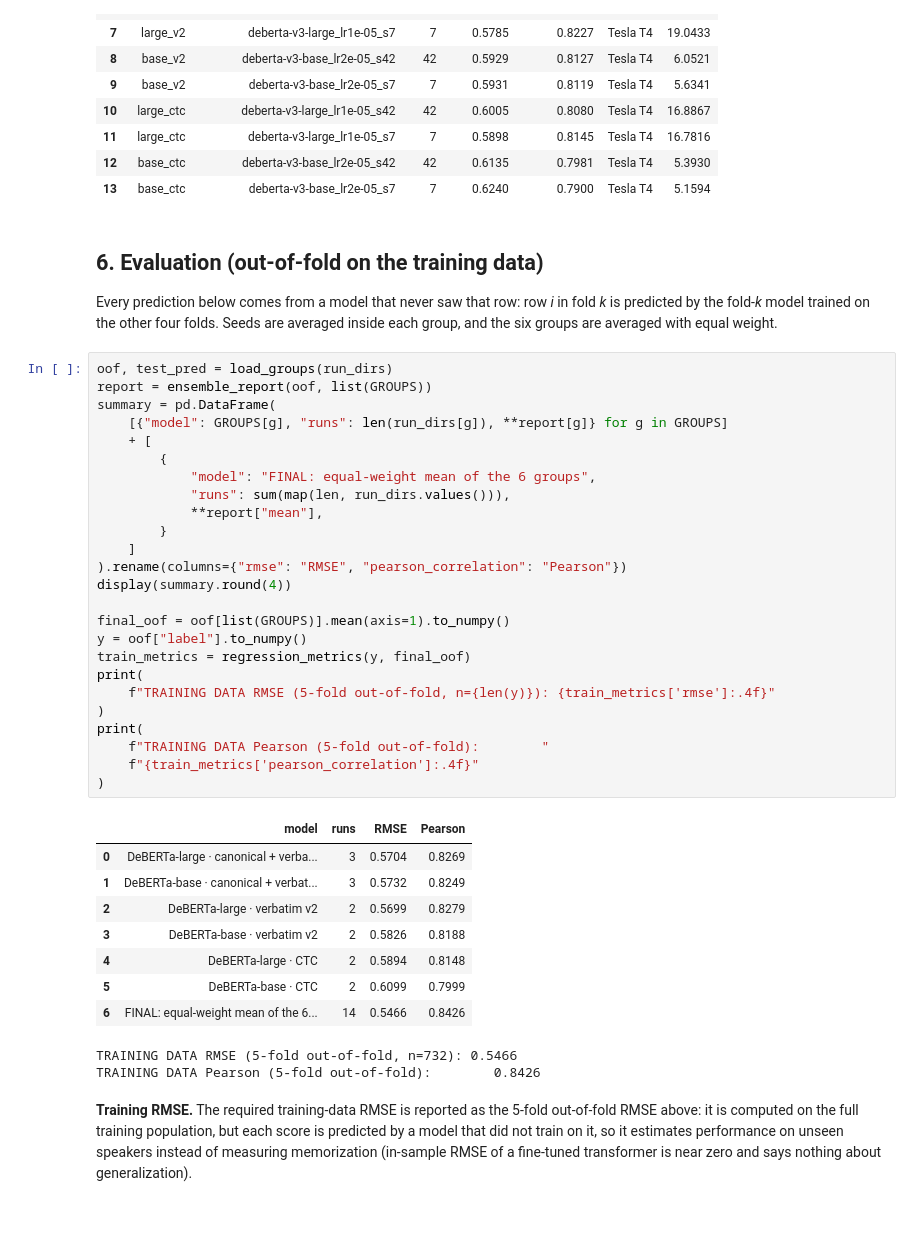
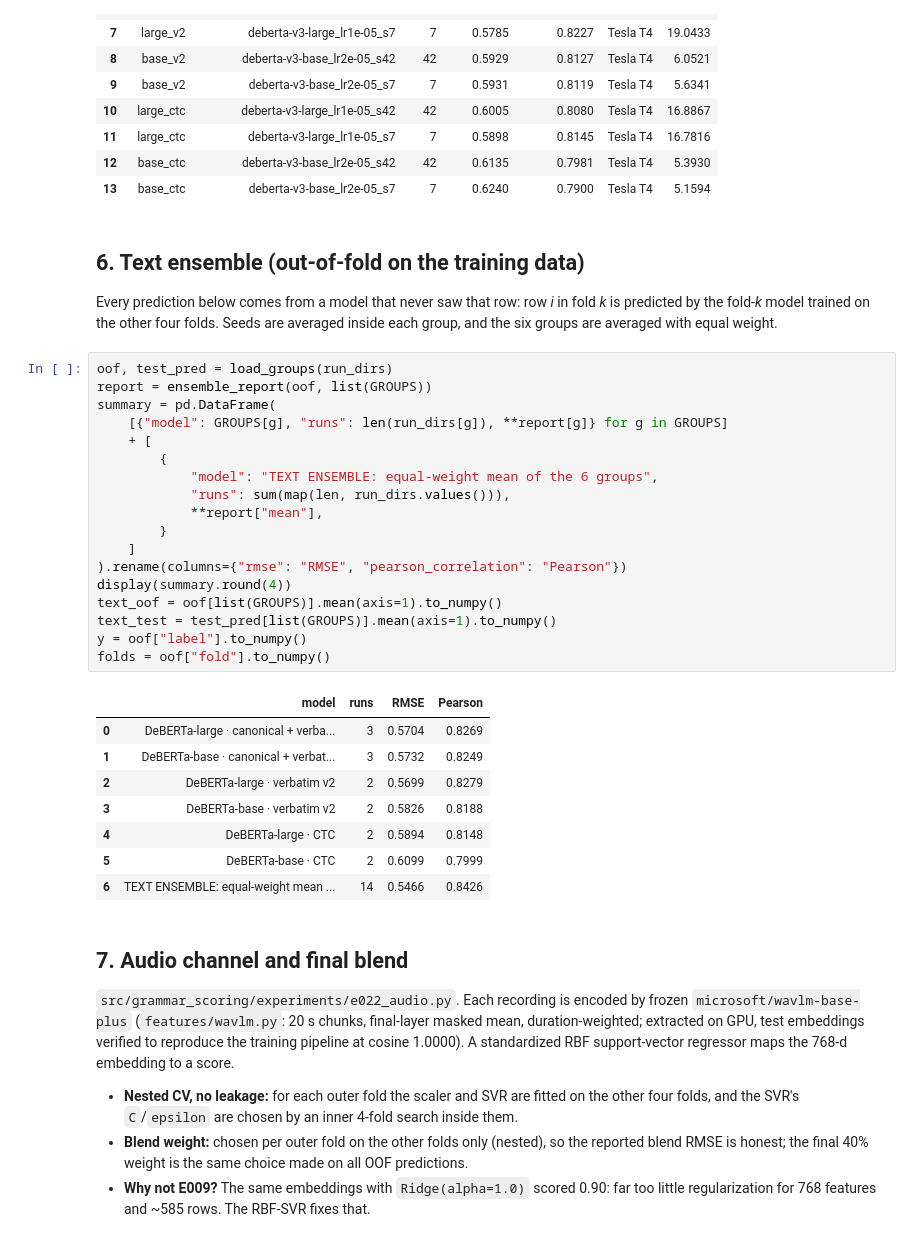
Before and after one commit to lijoraju/grammar-scoring, a Jupyter notebook: notebooks/03_final_submission.ipynb, the cells around one changed output. Saved outputs shown, nothing was run; the diff lists cells and outputs as text.

```diff
--- a/notebooks/03_final_submission.ipynb
+++ b/notebooks/03_final_submission.ipynb
@@ -306,7 +323,7 @@ display(runs_table.round(4))
 | 12 | base_ctc | deberta-v3-base_lr2e-05_s42 | 42 | 0.6135 | 0.7981 | Tesla T4 | 5.3930 |
 | 13 | base_ctc | deberta-v3-base_lr2e-05_s7 | 7 | 0.6240 | 0.7900 | Tesla T4 | 5.1594 |
 # %% [markdown]
-## 6. Evaluation (out-of-fold on the training data)
+## 6. Text ensemble (out-of-fold on the training data)
 
 Every prediction below comes from a model that never saw that row: row *i* in fold *k* is
 predicted by the fold-*k* model trained on the other four folds. Seeds are averaged inside
@@ -314,43 +331,43 @@ each group, and the six groups are averaged with equal weight.
 # %%
 oof, test_pred = load_groups(run_dirs)
 report = ensemble_report(oof, list(GROUPS))
 summary = pd.DataFrame(
     [{"model": GROUPS[g], "runs": len(run_dirs[g]), **report[g]} for g in GROUPS]
     + [
         {
-            "model": "FINAL: equal-weight mean of the 6 groups",
+            "model": "TEXT ENSEMBLE: equal-weight mean of the 6 groups",
             "runs": sum(map(len, run_dirs.values())),
             **report["mean"],
         }
     ]
 ).rename(columns={"rmse": "RMSE", "pearson_correlation": "Pearson"})
 display(summary.round(4))
-
-final_oof = oof[list(GROUPS)].mean(axis=1).to_numpy()
+text_oof = oof[list(GROUPS)].mean(axis=1).to_numpy()
+text_test = test_pred[list(GROUPS)].mean(axis=1).to_numpy()
 y = oof["label"].to_numpy()
-train_metrics = regression_metrics(y, final_oof)
-print(
-    f"TRAINING DATA RMSE (5-fold out-of-fold, n={len(y)}): {train_metrics['rmse']:.4f}"
-)
-print(
-    f"TRAINING DATA Pearson (5-fold out-of-fold):        "
-    f"{train_metrics['pearson_correlation']:.4f}"
-)
+folds = oof["fold"].to_numpy()
 # %% [output]
 |  | model | runs | RMSE | Pearson |
 | 0 | DeBERTa-large · canonical + verba... | 3 | 0.5704 | 0.8269 |
 | 1 | DeBERTa-base · canonical + verbat... | 3 | 0.5732 | 0.8249 |
 | 2 | DeBERTa-large · verbatim v2 | 2 | 0.5699 | 0.8279 |
 | 3 | DeBERTa-base · verbatim v2 | 2 | 0.5826 | 0.8188 |
 | 4 | DeBERTa-large · CTC | 2 | 0.5894 | 0.8148 |
 | 5 | DeBERTa-base · CTC | 2 | 0.6099 | 0.7999 |
-| 6 | FINAL: equal-weight mean of the 6... | 14 | 0.5466 | 0.8426 |
+| 6 | TEXT ENSEMBLE: equal-weight mean ... | 14 | 0.5466 | 0.8426 |
-TRAINING DATA RMSE (5-fold out-of-fold, n=732): 0.5466
-TRAINING DATA Pearson (5-fold out-of-fold):        0.8426
 # %% [markdown]
-**Training RMSE.** The required training-data RMSE is reported as the 5-fold out-of-fold
-RMSE above: it is computed on the full training population, but each score is predicted by
-a model that did not train on it, so it estimates performance on unseen speakers instead of
-measuring memorization (in-sample RMSE of a fine-tuned transformer is near zero and says
-nothing about generalization).
+## 7. Audio channel and final blend
+
+`src/grammar_scoring/experiments/e022_audio.py`. Each recording is encoded by frozen
+`microsoft/wavlm-base-plus` (`features/wavlm.py`: 20 s chunks, final-layer masked mean,
+duration-weighted; extracted on GPU, test embeddings verified to reproduce the training
+pipeline at cosine 1.0000). A standardized RBF support-vector regressor maps the 768-d
+embedding to a score.
+
+* **Nested CV, no leakage:** for each outer fold the scaler and SVR are fitted on the other
+  four folds, and the SVR's `C`/`epsilon` are chosen by an inner 4-fold search inside them.
+* **Blend weight:** chosen per outer fold on the other folds only (nested), so the reported
+  blend RMSE is honest; the final 40% weight is the same choice made on all OOF predictions.
+* **Why not E009?** The same embeddings with `Ridge(alpha=1.0)` scored 0.90: far too little
+  regularization for 768 features and ~585 rows. The RBF-SVR fixes that.
 # %%
```
Also changed, not shown: parts of 23 cells of this notebook, 5 other files.
